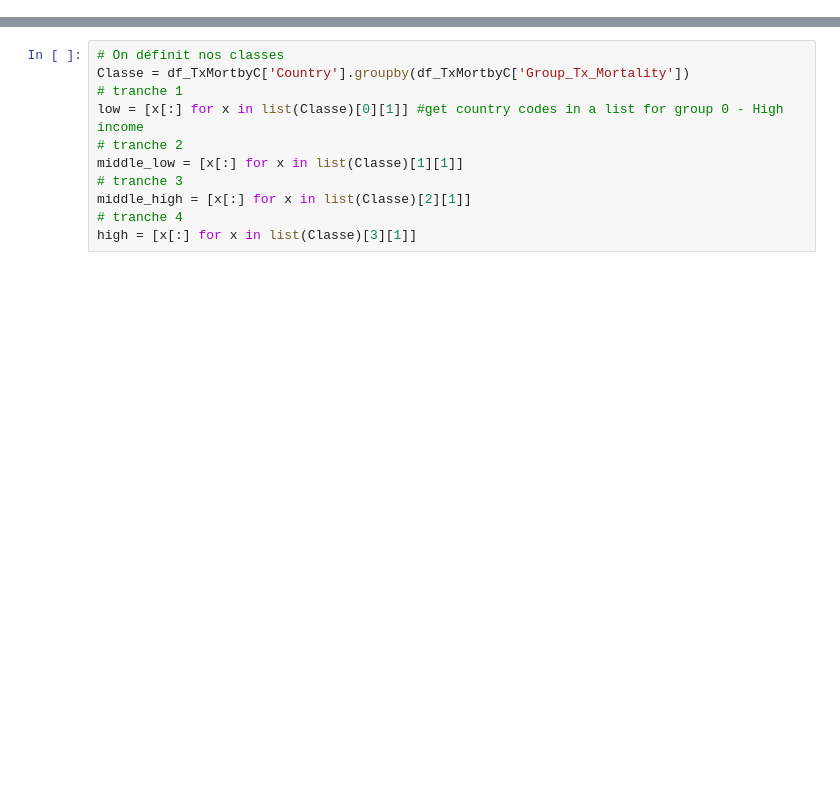
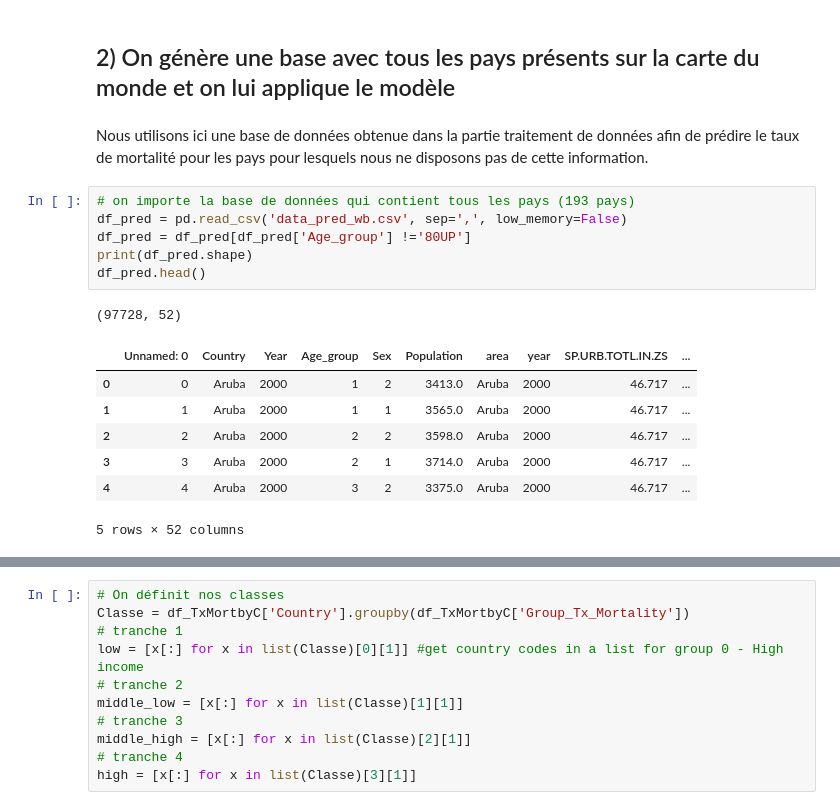
Before and after one commit to assitanDiarra/ENSAE_Python, a Jupyter notebook: 3. Prédiction de la carte finale.ipynb, the cells around one changed output, grey strips where cells are left out. Drawn from its saved outputs; the diff is of its cells as text; blank space fills up the shorter version.

```diff
--- a/3. Prédiction de la carte finale.ipynb
+++ b/3. Prédiction de la carte finale.ipynb
@@ -0,0 +136,19 @@
+# %% [markdown]
+## 2) On génère une base avec tous les pays présents sur la carte du monde et on lui applique le modèle
+# %% [markdown]
+Nous utilisons ici une base de données obtenue dans la partie traitement de données afin de prédire le taux de mortalité pour les pays pour lesquels nous ne disposons pas de cette information.
+# %%
+# on importe la base de données qui contient tous les pays (193 pays)
+df_pred = pd.read_csv('data_pred_wb.csv', sep=',', low_memory=False)
+df_pred = df_pred[df_pred['Age_group'] !='80UP']
+print(df_pred.shape)
+df_pred.head()
+# %% [output]
+(97728, 52)
+|  | Unnamed: 0 | Country | Year | Age_group | Sex | Population | area | year | SP.URB.TOTL.IN.ZS | ... |
+| 0 | 0 | Aruba | 2000 | 1 | 2 | 3413.0 | Aruba | 2000 | 46.717 | ... |
+| 1 | 1 | Aruba | 2000 | 1 | 1 | 3565.0 | Aruba | 2000 | 46.717 | ... |
+| 2 | 2 | Aruba | 2000 | 2 | 2 | 3598.0 | Aruba | 2000 | 46.717 | ... |
+| 3 | 3 | Aruba | 2000 | 2 | 1 | 3714.0 | Aruba | 2000 | 46.717 | ... |
+| 4 | 4 | Aruba | 2000 | 3 | 2 | 3375.0 | Aruba | 2000 | 46.717 | ... |
+5 rows × 52 columns
```
Also changed, not shown: parts of 34 cells of this notebook.
